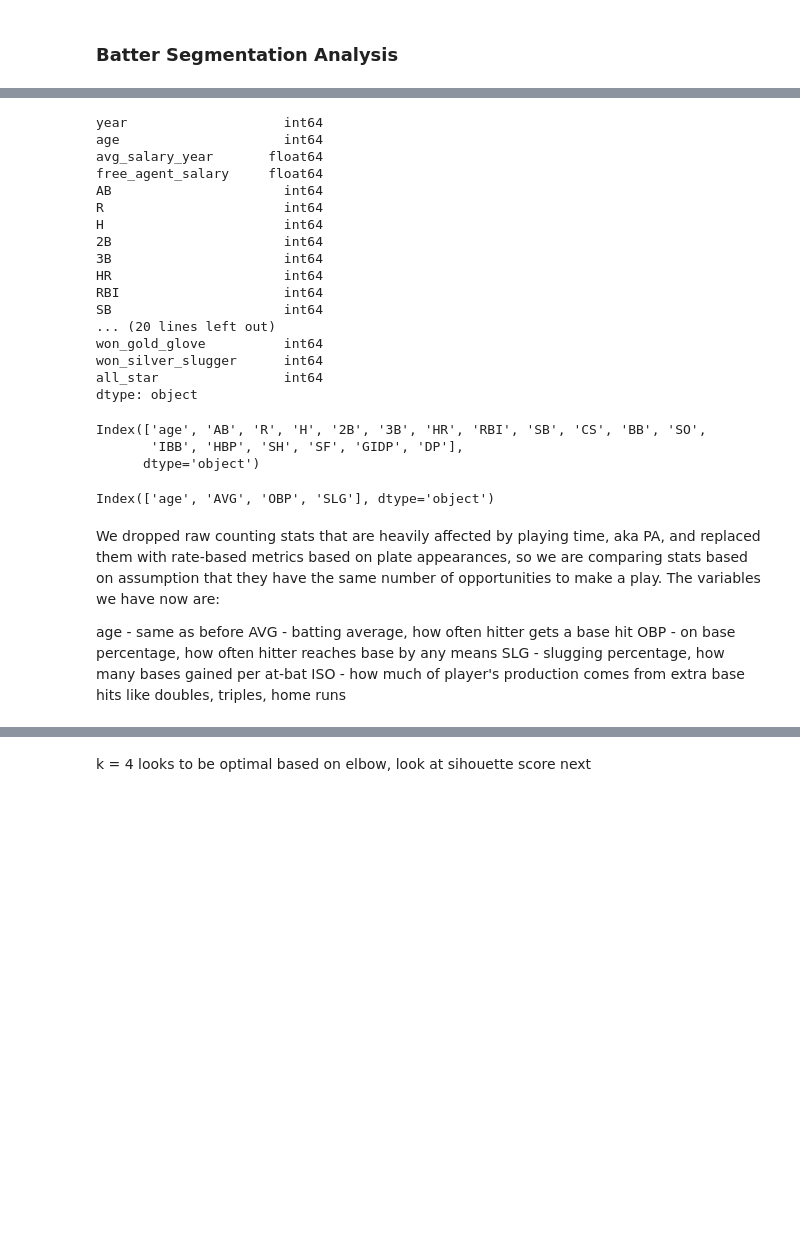
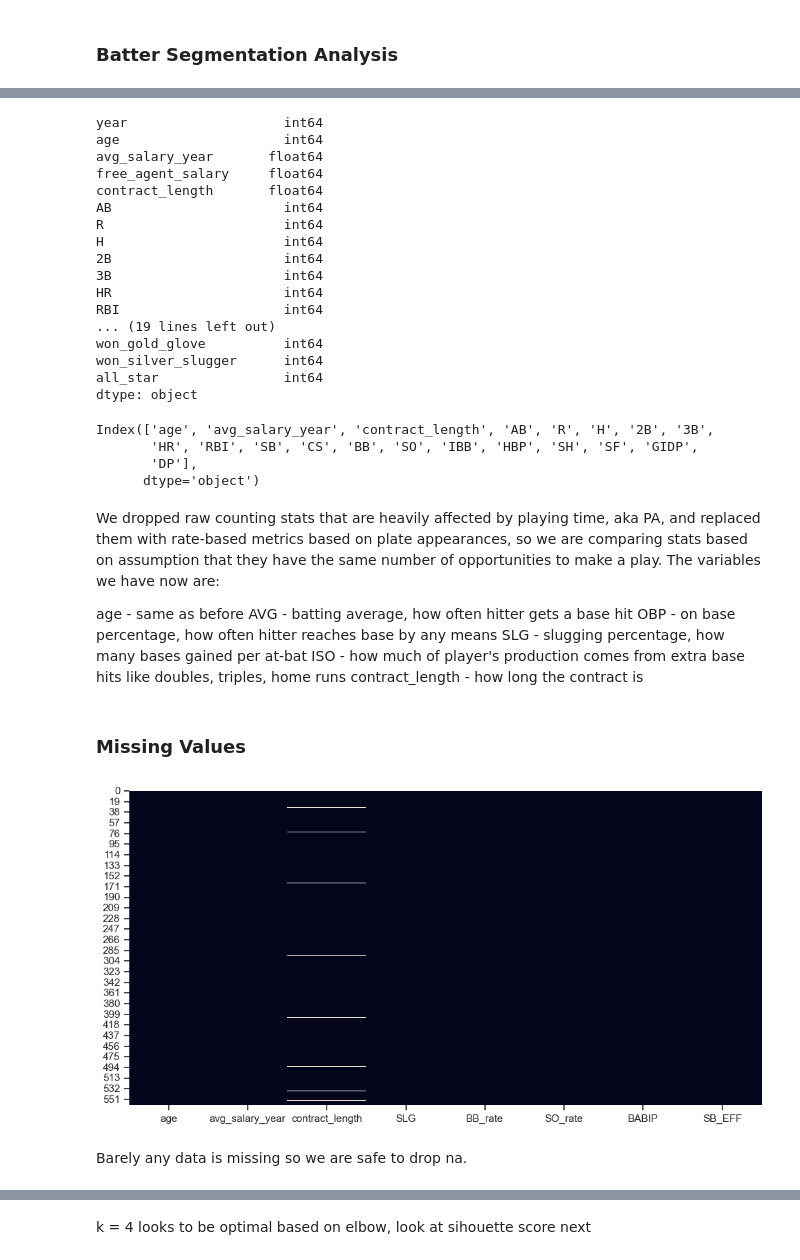
Before and after one commit to nw93929/DS6021-Project, a Jupyter notebook: models/kmeans - batters.ipynb, the cells around one changed output, grey strips where cells are left out. Cells and saved outputs as stored; diff of their text form; code cells hidden in the pictures; blank space fills up the shorter version.

```diff
--- a/models/kmeans - batters.ipynb
+++ b/models/kmeans - batters.ipynb
@@ -12,4 +12,4 @@ from sklearn.decomposition import PCA
 # %% [markdown]
 ### Batter Segmentation Analysis
 # %%
-batter_data = pd.read_csv('data/cleaned/final_batters_df.csv')
+batter_data = pd.read_csv('C:/Users/wanns/OneDrive/Desktop/Coding/MSDS/DS6021-Project/data/cleaned/final_batters_df.csv')
@@ -28,6 +38,7 @@ year                    int64
 age                     int64
 avg_salary_year       float64
 free_agent_salary     float64
+contract_length       float64
 AB                      int64
 R                       int64
 H                       int64
@@ -35,32 +46,44 @@ H                       int64
 3B                      int64
 HR                      int64
 RBI                     int64
-SB                      int64
-... (20 lines left out)
+... (19 lines left out)
 won_gold_glove          int64
 won_silver_slugger      int64
 all_star                int64
 dtype: object
 # %%
 # remove variables where distance isn't meaningful like year and salary since we want to look at performance for batters (offense stats only)
-X = X.drop(columns=['year', 'avg_salary_year', 'free_agent_salary', 'PB', 'WP', 'SB.1', 'CS.1', 'won_cy_young', 'won_mvp', 'won_gold_glove', 'won_silver_slugger', 'all_star', 'PO', 'InnOuts', 'A', 'E', 'ZR'])
+X = X.drop(columns=['year', 'free_agent_salary', 'PB', 'WP', 'won_cy_young', 'won_mvp', 'won_gold_glove', 'won_silver_slugger', 'all_star', 'PO', 'InnOuts', 'A', 'E', 'ZR'])
 X.columns
 # %% [output]
-Index(['age', 'AB', 'R', 'H', '2B', '3B', 'HR', 'RBI', 'SB', 'CS', 'BB', 'SO',
-       'IBB', 'HBP', 'SH', 'SF', 'GIDP', 'DP'],
+Index(['age', 'avg_salary_year', 'contract_length', 'AB', 'R', 'H', '2B', '3B',
+       'HR', 'RBI', 'SB', 'CS', 'BB', 'SO', 'IBB', 'HBP', 'SH', 'SF', 'GIDP',
+       'DP'],
       dtype='object')
 # %%
-# convert counts to rates for better comparison base (PA = plate appearances)
+# 1. Total Plate Appearances (The denominator for rates)
 X['PA'] = X['AB'] + X['BB'] + X['HBP'] + X['SF'] + X['SH']
-X['AVG'] = X['H'] / X['AB']
-X['OBP'] = (X['H'] + X['BB'] + X['HBP']) / X['PA']
-X['SLG'] = (X['H'] + X['2B'] + 2*X['3B'] + 3*X['HR']) / X['AB']
+
+# 2. Slugging Percentage (SLG)
+X['SLG'] = ((X['H'] - X['2B'] - X['3B'] - X['HR']) +
+            (2 * X['2B']) + (3 * X['3B']) + (4 * X['HR'])) / X['AB']
+
+# 3. Plate Discipline Metrics
+X['BB_rate'] = X['BB'] / X['PA']   # Walk rate: Measures patience
+X['SO_rate'] = X['SO'] / X['PA']   # Strikeout rate: Measures contact ability
+
+# 4. Luck/Fielding Metric (BABIP)
+# Measures hit rate on balls in play (excludes HR and SO)
+X['BABIP'] = (X['H'] - X['HR']) / (X['AB'] - X['SO'] - X['HR'] + X['SF'])
+
+# 5. Baserunning Efficiency
+# Success rate of stealing bases (handling divide by zero if no attempts)
+X['SB_EFF'] = X['SB'] / (X['SB'] + X['CS'])
+X['SB_EFF'] = X['SB_EFF'].fillna(0) # Fill players with 0 steal attempts
+
+# 6. Drop original count columns
 X.drop(columns=['AB', 'PA', 'R', 'H', '2B', '3B', 'HR', 'RBI', 'SB', 'CS',
-'BB', 'SO', 'IBB', 'HBP', 'SH', 'SF', 'GIDP', 'DP'
-], inplace=True)
-X.columns
+                'BB', 'SO', 'IBB', 'HBP', 'SH', 'SF', 'GIDP', 'DP'], inplace=True)
-# %% [output]
-Index(['age', 'AVG', 'OBP', 'SLG'], dtype='object')
 # %% [markdown]
 We dropped raw counting stats that are heavily affected by playing time, aka PA, and replaced them with rate-based metrics based on plate appearances, so we are comparing stats based on assumption that they have the same number of opportunities to make a play. The variables we have now are:
 
@@ -69,3 +92,17 @@ AVG - batting average, how often hitter gets a base hit
 OBP - on base percentage, how often hitter reaches base by any means
 SLG - slugging percentage,  how many bases gained per at-bat
 ISO - how much of player's production comes from extra base hits like doubles, triples, home runs
+contract_length - how long the contract is
+# %% [markdown]
+### Missing Values
+# %%
+import seaborn as sns
+import matplotlib.pyplot as plt
+
+plt.figure(figsize=(12, 6))
+sns.heatmap(X.isnull(), cbar=False)
+plt.show()
+# %% [output]
+[figure, added]
+# %% [markdown]
+Barely any data is missing so we are safe to drop na.
```
Also changed, not shown: parts of 24 cells of this notebook, 1 other file.
